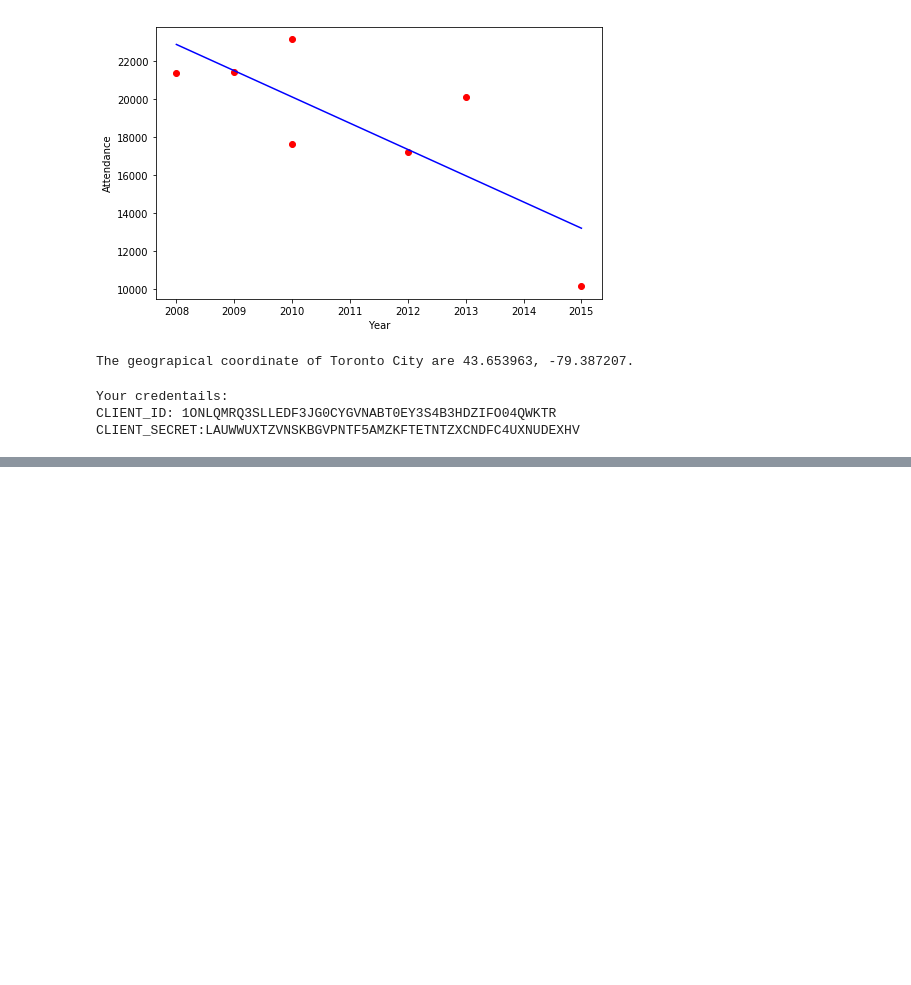
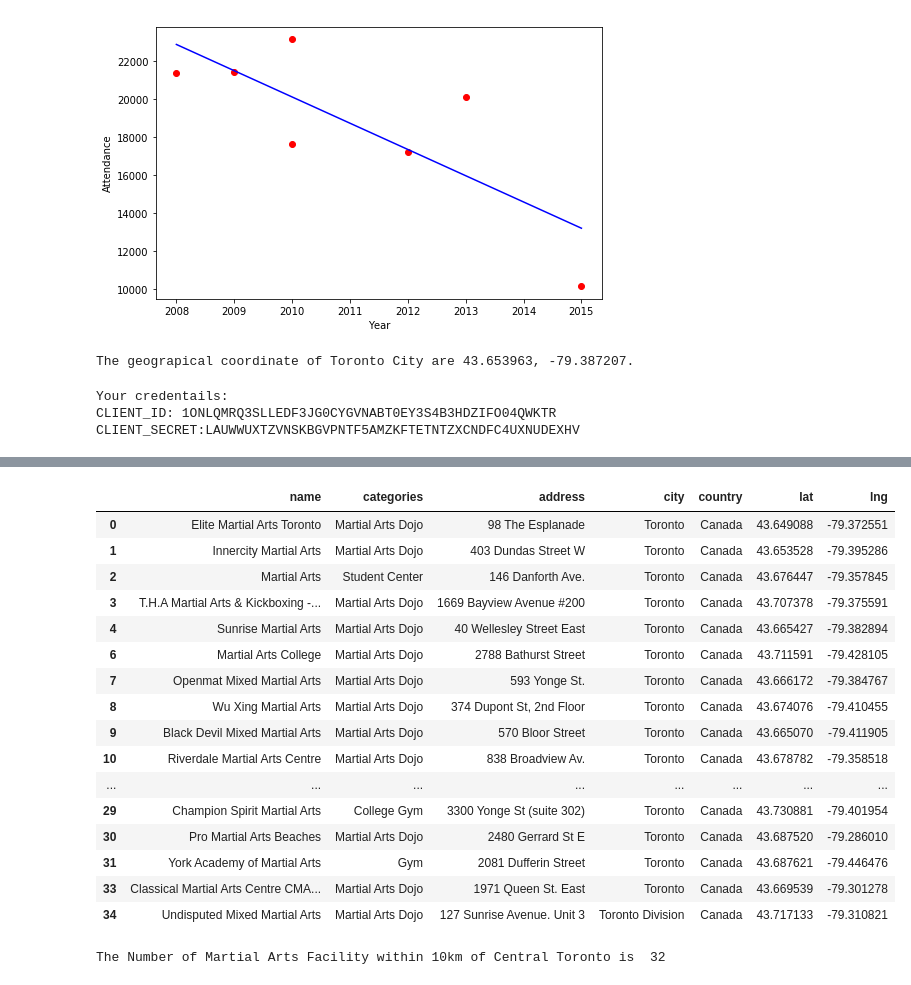
Before and after one commit to ZhichenSong/Coursera-Capstone, a Jupyter notebook: The Battle of Neighborhoods.ipynb, the cells around one changed output, grey strips where cells are left out. Cells and saved outputs as stored; diff of their text form; code cells hidden in the pictures; blank space fills up the shorter version.

```diff
--- a/The Battle of Neighborhoods.ipynb
+++ b/The Battle of Neighborhoods.ipynb
@@ -313,0 +406,26 @@ CLIENT_SECRET:LAUWWUXTZVNSKBGVPNTF5AMZKFTETNTZXCNDFC4UXNUDEXHV
+# %%
+df_torma = df_torma.dropna()
+df_torma
+# %% [output]
+|  | name | categories | address | city | country | lat | lng |
+| 0 | Elite Martial Arts Toronto | Martial Arts Dojo | 98 The Esplanade | Toronto | Canada | 43.649088 | -79.372551 |
+| 1 | Innercity Martial Arts | Martial Arts Dojo | 403 Dundas Street W | Toronto | Canada | 43.653528 | -79.395286 |
+| 2 | Martial Arts | Student Center | 146 Danforth Ave. | Toronto | Canada | 43.676447 | -79.357845 |
+| 3 | T.H.A Martial Arts & Kickboxing -... | Martial Arts Dojo | 1669 Bayview Avenue #200 | Toronto | Canada | 43.707378 | -79.375591 |
+| 4 | Sunrise Martial Arts | Martial Arts Dojo | 40 Wellesley Street East | Toronto | Canada | 43.665427 | -79.382894 |
+| 6 | Martial Arts College | Martial Arts Dojo | 2788 Bathurst Street | Toronto | Canada | 43.711591 | -79.428105 |
+| 7 | Openmat Mixed Martial Arts | Martial Arts Dojo | 593 Yonge St. | Toronto | Canada | 43.666172 | -79.384767 |
+| 8 | Wu Xing Martial Arts | Martial Arts Dojo | 374 Dupont St, 2nd Floor | Toronto | Canada | 43.674076 | -79.410455 |
+| 9 | Black Devil Mixed Martial Arts | Martial Arts Dojo | 570 Bloor Street | Toronto | Canada | 43.665070 | -79.411905 |
+| 10 | Riverdale Martial Arts Centre | Martial Arts Dojo | 838 Broadview Av. | Toronto | Canada | 43.678782 | -79.358518 |
+| ... | ... | ... | ... | ... | ... | ... | ... |
+| 29 | Champion Spirit Martial Arts | College Gym | 3300 Yonge St (suite 302) | Toronto | Canada | 43.730881 | -79.401954 |
+| 30 | Pro Martial Arts Beaches | Martial Arts Dojo | 2480 Gerrard St E | Toronto | Canada | 43.687520 | -79.286010 |
+| 31 | York Academy of Martial Arts | Gym | 2081 Dufferin Street | Toronto | Canada | 43.687621 | -79.446476 |
+| 33 | Classical Martial Arts Centre CMA... | Martial Arts Dojo | 1971 Queen St. East | Toronto | Canada | 43.669539 | -79.301278 |
+| 34 | Undisputed Mixed Martial Arts | Martial Arts Dojo | 127 Sunrise Avenue. Unit 3 | Toronto Division | Canada | 43.717133 | -79.310821 |
+# %%
+a = df_torma.shape
+print('The Number of Martial Arts Facility within 10km of Central Toronto is ', a[0])
+# %% [output]
+The Number of Martial Arts Facility within 10km of Central Toronto is  32
```
Also changed, not shown: parts of 18 cells of this notebook.
